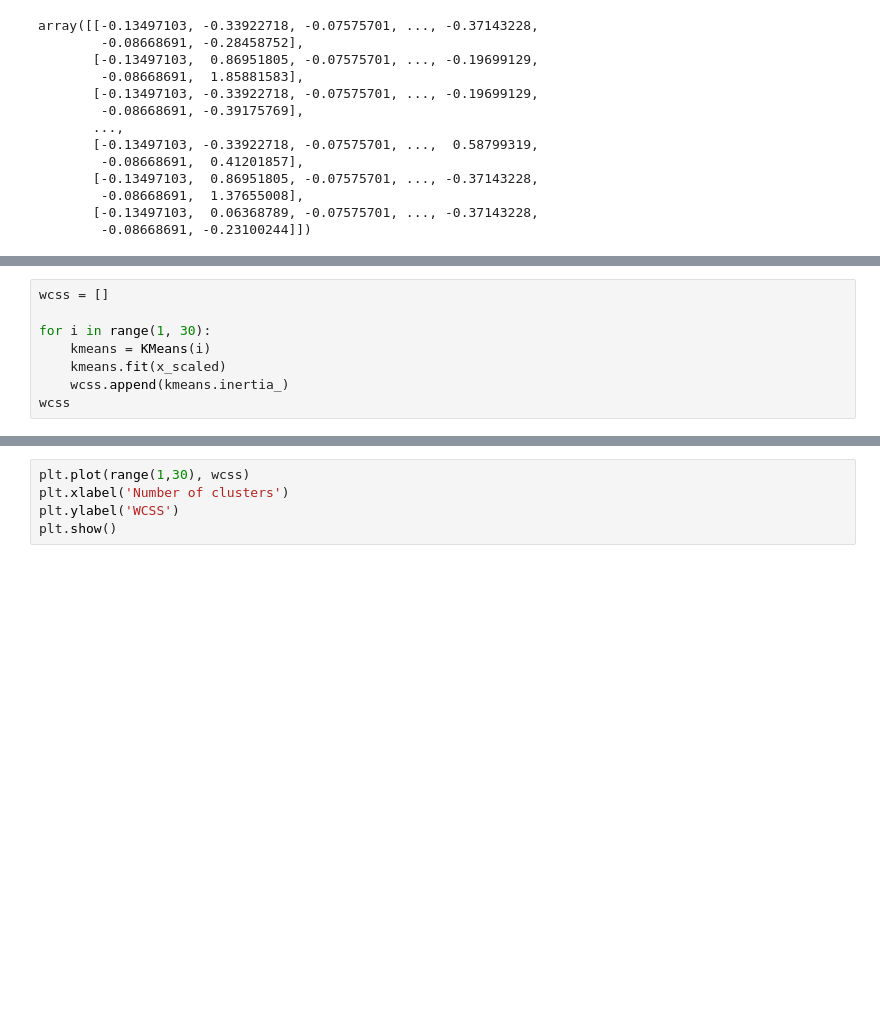
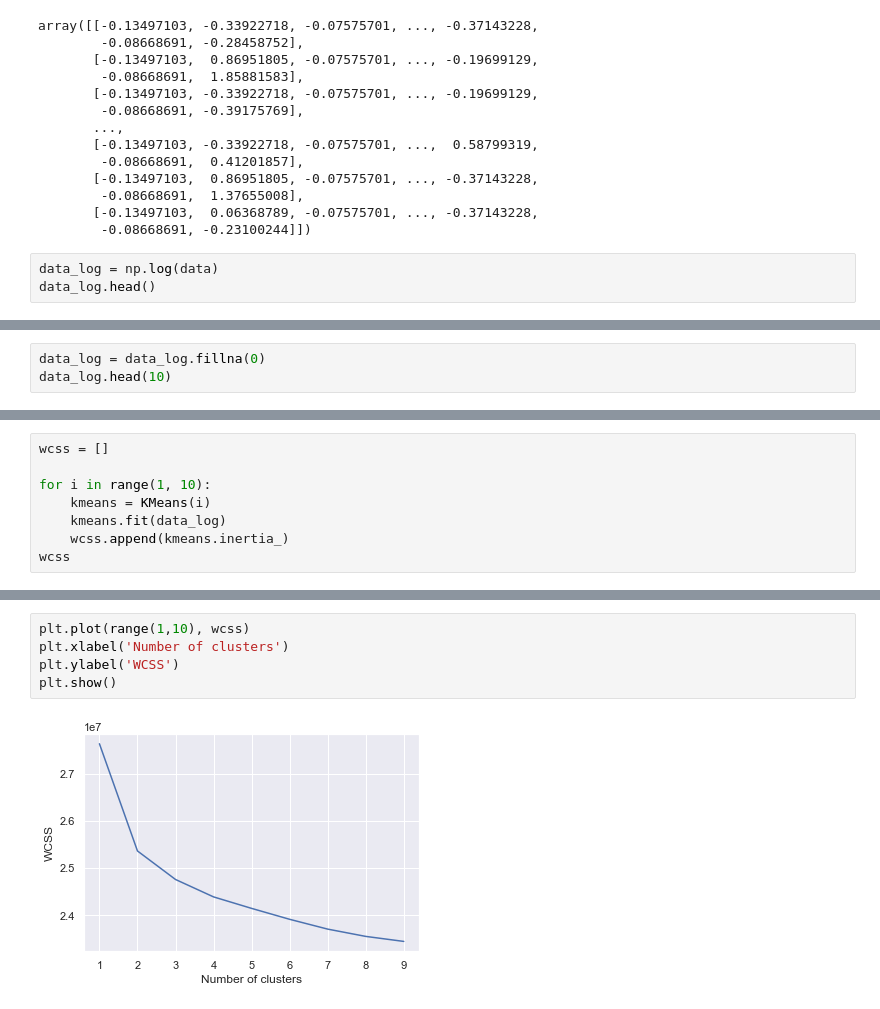
Before and after one commit to jinzhih/cluster, a Jupyter notebook: cluster.ipynb, the cells around one changed output, grey strips where cells are left out. Drawn from its saved outputs; the diff is of its cells as text; blank space fills up the shorter version.

```diff
--- a/cluster.ipynb
+++ b/cluster.ipynb
@@ -91,3 +90,6 @@ array([[-0.13497103, -0.33922718, -0.07575701, ..., -0.37143228,
         -0.08668691,  1.37655008],
        [-0.13497103,  0.06368789, -0.07575701, ..., -0.37143228,
         -0.08668691, -0.23100244]])
+# %%
+data_log = np.log(data)
+data_log.head()
@@ -93,0 +105,3 @@ array([[-0.13497103, -0.33922718, -0.07575701, ..., -0.37143228,
+# %%
+data_log = data_log.fillna(0)
+data_log.head(10)
@@ -94,8 +122,8 @@ array([[-0.13497103, -0.33922718, -0.07575701, ..., -0.37143228,
 # %%
 wcss = []
 
-for i in range(1, 30):
+for i in range(1, 10):
     kmeans = KMeans(i)
-    kmeans.fit(x_scaled)
+    kmeans.fit(data_log)
     wcss.append(kmeans.inertia_)
 wcss
@@ -102,5 +140,7 @@ wcss
 # %%
-plt.plot(range(1,30), wcss)
+plt.plot(range(1,10), wcss)
 plt.xlabel('Number of clusters')
 plt.ylabel('WCSS')
 plt.show()
+# %% [output]
+[figure, added]
```
Also changed, not shown: parts of 17 cells of this notebook.
